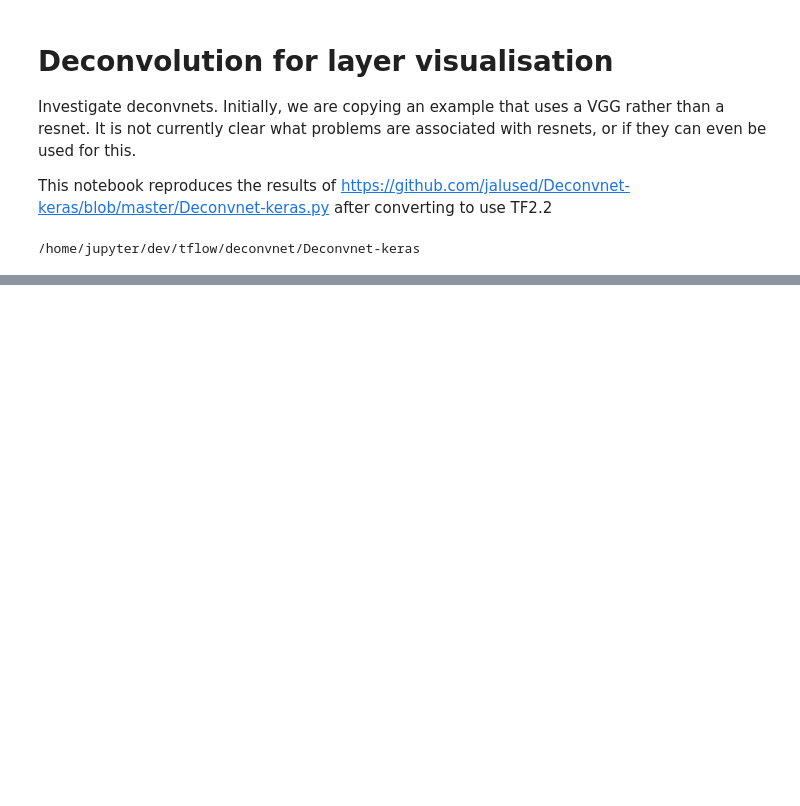
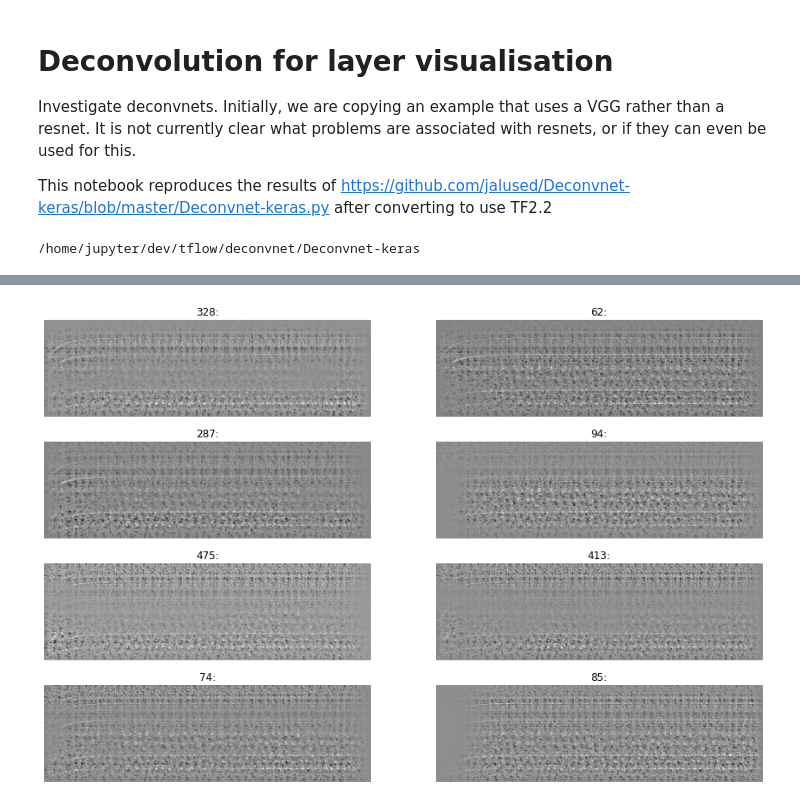
Before and after one commit to nigel-croft-bluefruit/Deconvnet-keras, a Jupyter notebook: 03_audio-deconv.ipynb, the cells around one changed output, grey strips where cells are left out. Saved outputs shown, nothing was run; the diff lists cells and outputs as text; code cells hidden in the pictures; blank space fills up the shorter version.

```diff
--- a/03_audio-deconv.ipynb
+++ b/03_audio-deconv.ipynb
@@ -65,0 +160,10 @@ show_result(result)
+# %%
+def forward_pass(deconv_layers, data):
+    # Forward pass
+    deconv_layers[0].up(data)
+    for i in range(1, len(deconv_layers)):
+        print(f"{i}")
+        #print(f"{i}: {deconv_layers[i].name}")
+        deconv_layers[i].up(deconv_layers[i - 1].up_data)
+
+    return deconv_layers[-1].up_data
@@ -90,0 +235,22 @@ _________________________________________________________________
+# %%
+def max_activation(output):
+    a = np.mean(np.mean(output[0,:,:,:],axis=0), axis=0)
+    return (-a).argsort()
+
+def multiplot(layers, mode='all', rows=4, cols=2):
+    _,axes = plt.subplots(rows,cols,figsize=(15,10))
+
+    for i, ax in enumerate(axes.flatten()):
+        if i >= len(layers):
+            break
+        r = backward_pass(deconv_layers, output, layers[i], mode)
+        spectro = np.rot90(r)
+        #spectro = spectro[::-1,:]
+        ax.axis('off')
+        ax.set_title(f"{layers[i]}:")
+        ax.imshow(spectro, cmap='gray')
+# %%
+max_act = max_activation(output)
+multiplot(max_act[:8])
+# %% [output]
+[figure, added]
```
Also changed, not shown: parts of 22 cells of this notebook, 7 other files.
